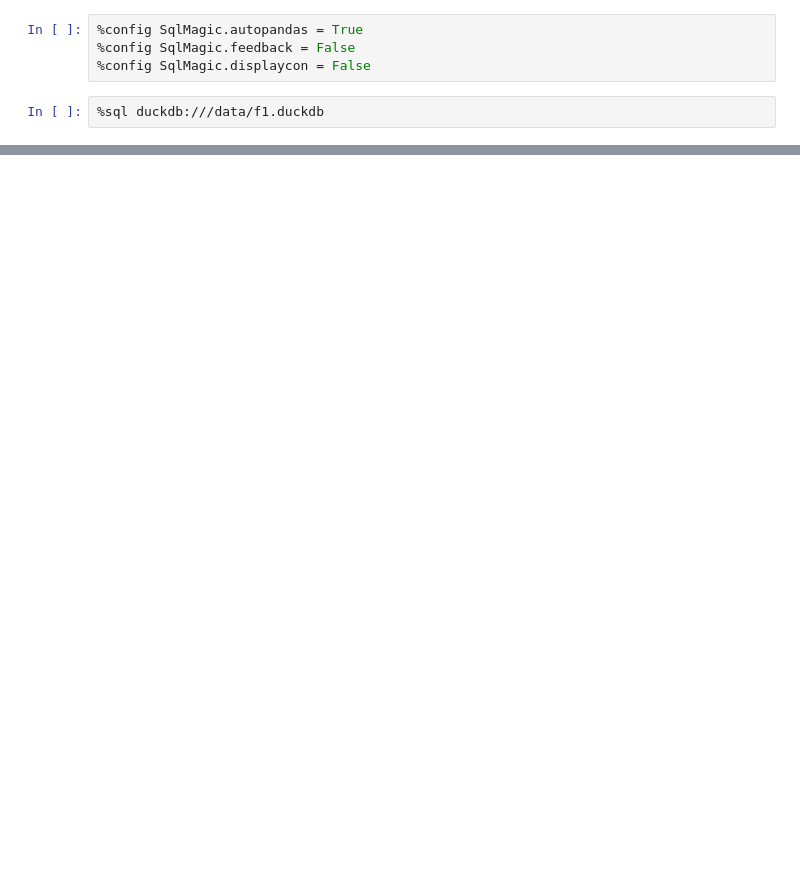
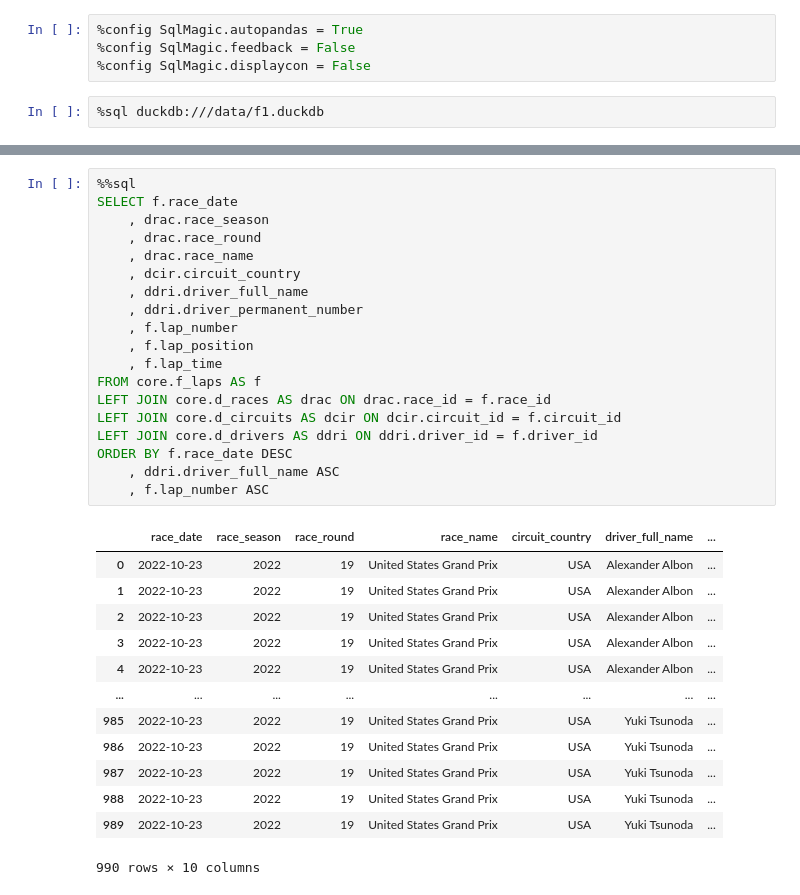
Before and after one commit to frizzleqq/f1-dbt-duckdb, a Jupyter notebook: query_data.ipynb, the cells around one changed output, grey strips where cells are left out. Saved outputs shown, nothing was run; the diff lists cells and outputs as text; blank space fills up the shorter version.

```diff
--- a/query_data.ipynb
+++ b/query_data.ipynb
@@ -77,0 +84,33 @@ ORDER BY f.race_date DESC
+# %%
+%%sql
+SELECT f.race_date
+    , drac.race_season
+    , drac.race_round
+    , drac.race_name
+    , dcir.circuit_country
+    , ddri.driver_full_name
+    , ddri.driver_permanent_number
+    , f.lap_number
+    , f.lap_position
+    , f.lap_time
+FROM core.f_laps AS f
+LEFT JOIN core.d_races AS drac ON drac.race_id = f.race_id
+LEFT JOIN core.d_circuits AS dcir ON dcir.circuit_id = f.circuit_id
+LEFT JOIN core.d_drivers AS ddri ON ddri.driver_id = f.driver_id
+ORDER BY f.race_date DESC
+    , ddri.driver_full_name ASC
+    , f.lap_number ASC
+# %% [output]
+|  | race_date | race_season | race_round | race_name | circuit_country | driver_full_name | ... |
+| 0 | 2022-10-23 | 2022 | 19 | United States Grand Prix | USA | Alexander Albon | ... |
+| 1 | 2022-10-23 | 2022 | 19 | United States Grand Prix | USA | Alexander Albon | ... |
+| 2 | 2022-10-23 | 2022 | 19 | United States Grand Prix | USA | Alexander Albon | ... |
+| 3 | 2022-10-23 | 2022 | 19 | United States Grand Prix | USA | Alexander Albon | ... |
+| 4 | 2022-10-23 | 2022 | 19 | United States Grand Prix | USA | Alexander Albon | ... |
+| ... | ... | ... | ... | ... | ... | ... | ... |
+| 985 | 2022-10-23 | 2022 | 19 | United States Grand Prix | USA | Yuki Tsunoda | ... |
+| 986 | 2022-10-23 | 2022 | 19 | United States Grand Prix | USA | Yuki Tsunoda | ... |
+| 987 | 2022-10-23 | 2022 | 19 | United States Grand Prix | USA | Yuki Tsunoda | ... |
+| 988 | 2022-10-23 | 2022 | 19 | United States Grand Prix | USA | Yuki Tsunoda | ... |
+| 989 | 2022-10-23 | 2022 | 19 | United States Grand Prix | USA | Yuki Tsunoda | ... |
+990 rows × 10 columns
```
Also changed, not shown: parts of 4 cells of this notebook, 8 other files.
